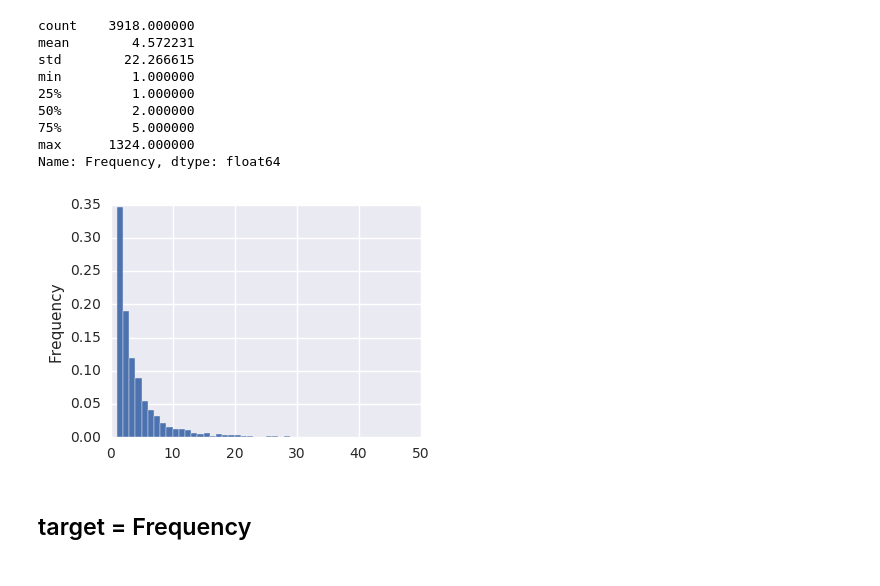
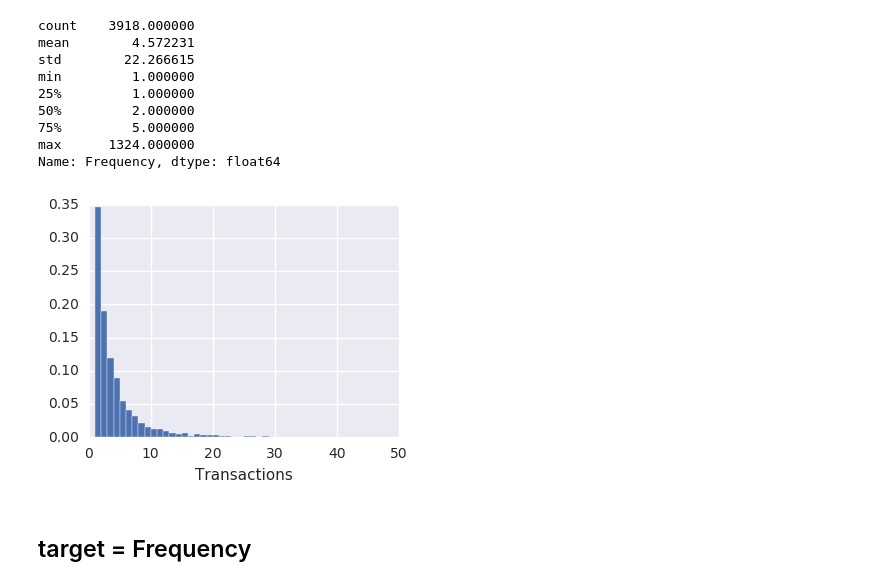
Before and after one commit to Fujiki-Nakamura/OnlineRetailAnalysis, a Jupyter notebook: MachineLearning/RFM.ipynb, the cells around one changed output. Saved outputs shown, nothing was run; the diff lists cells and outputs as text; code cells hidden in the pictures.

```diff
--- a/MachineLearning/RFM.ipynb
+++ b/MachineLearning/RFM.ipynb
@@ -109,7 +108,10 @@ df_uk_per_customer['QuantitySum'] = pd.DataFrame(df_uk.groupby('CustomerID')['Qu
 # Quantity / Transaction
 df_uk_per_customer['QuantityPerTransaction'] = df_uk_per_customer['QuantitySum'] / df_uk_per_customer['Frequency']
 
-display(df_uk_per_customer.head())
+# Sales / Transaction
+df_uk_per_customer['Sales/Transaction'] = df_uk_per_customer['Monetary'] / df_uk_per_customer['Frequency']
+
+display(df_uk_per_customer.head(3))
 # %% [output]
 |  | CustomerID | Monetary | Frequency | ReferenceDate | LastTransactionDate | Recency(Day) | QuantitySum | ... |
 | 0 | 12346 | 77183.60 | 1 | 2011-12-09 12:50:00 | 2011-01-18 10:01:00 | 325 | 74215 | ... |
@@ -364,15 +355,17 @@ Name: Frequency, dtype: float64
 # %%
 # Frequency の分布
 figsize = (4, 3)
 bins = np.arange(0, 50, 1)
 df_uk_per_customer['Frequency'].plot(kind='hist', bins=bins, normed=True, figsize=figsize)
+plt.xlabel('Transactions')
+plt.ylabel('')
 plt.show()
 
 # NOTE:
 # ほとんどの人がトランザクション 5回以下
 # UK で 1カスタマあたりのトランザクションを伸ばすという改善でも良い気がしてくる。
 # %% [output]
-[figure, old version]
+[figure, new version]
 # %% [markdown]
 ## target = Frequency
 # %%
```
Also changed, not shown: parts of 11 cells of this notebook, 4 other files.
